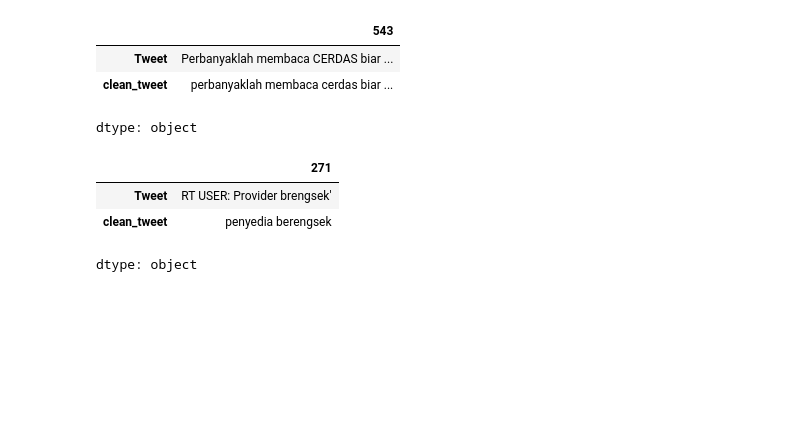
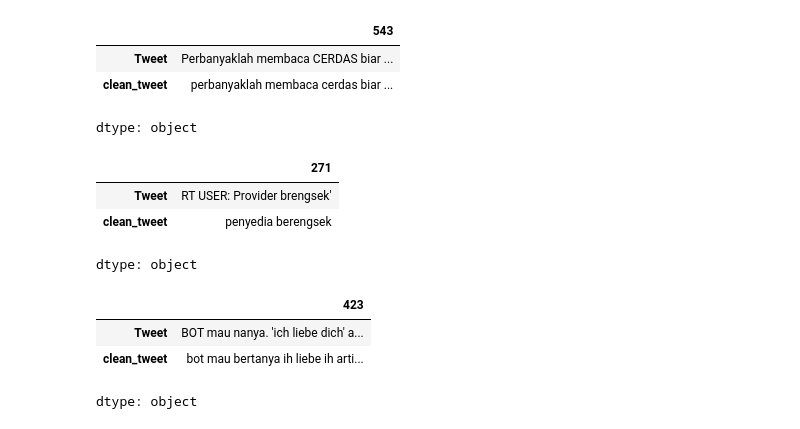
Before and after one commit to TugasAkhir-HateSpeechDetection/HateSpeechDetection-ML, a Jupyter notebook: HateSpeech_Preprocessing.ipynb, the cells around one changed output. Drawn from its saved outputs; the diff is of its cells as text; code cells hidden in the pictures; blank space fills up the shorter version.

```diff
--- a/HateSpeech_Preprocessing.ipynb
+++ b/HateSpeech_Preprocessing.ipynb
@@ -170,3 +187,10 @@ data.loc[271, ['Tweet', 'clean_tweet']]
 | Tweet | RT USER: Provider brengsek' |
 | clean_tweet | penyedia berengsek |
 dtype: object
+# %%
+data.loc[423, ['Tweet', 'clean_tweet']]
+# %% [output]
+|  | 423 |
+| Tweet | BOT mau nanya. 'ich liebe dich' a... |
+| clean_tweet | bot mau bertanya ih liebe ih arti... |
+dtype: object
```
Also changed, not shown: parts of 7 cells of this notebook.
